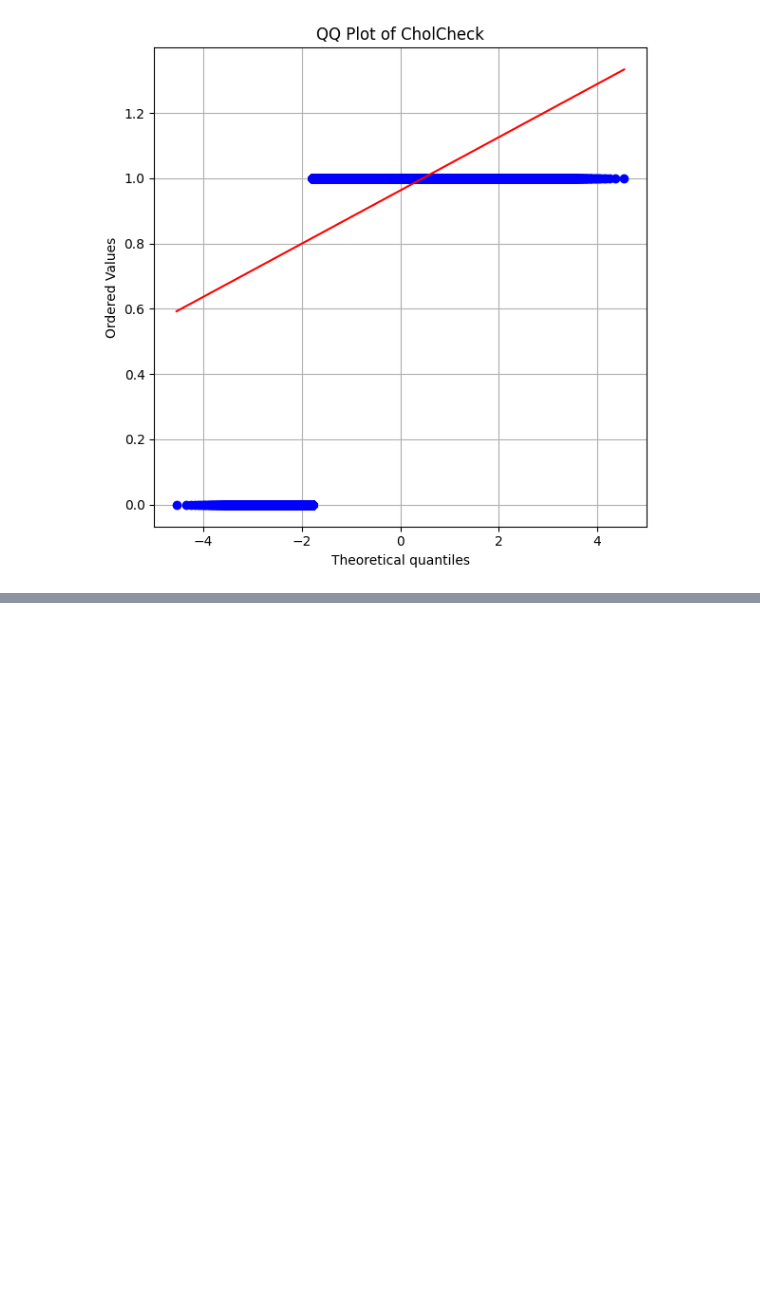
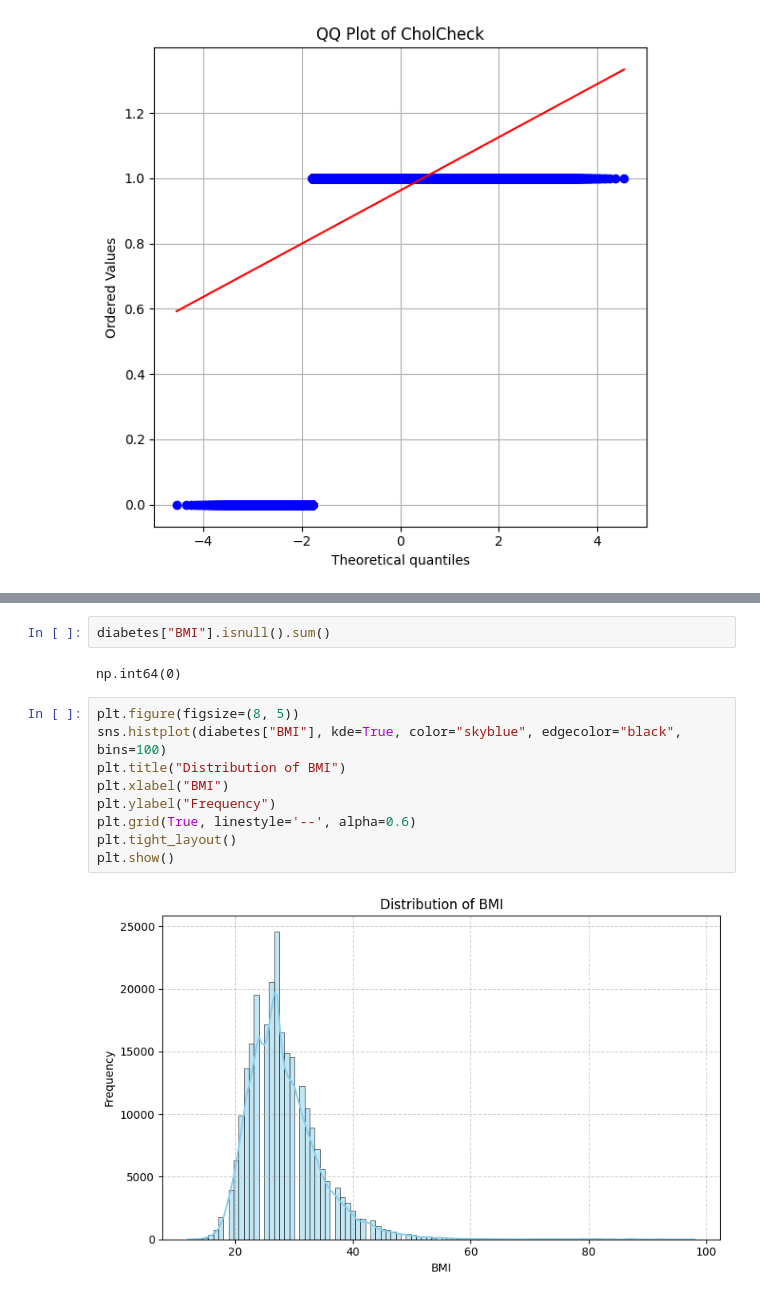
Before and after one commit to mrablfz05/diabetes-prediction, a Jupyter notebook: diabetes_prediction.ipynb, the cells around one changed output, grey strips where cells are left out. Drawn from its saved outputs; the diff is of its cells as text; blank space fills up the shorter version.

```diff
--- a/diabetes_prediction.ipynb
+++ b/diabetes_prediction.ipynb
@@ -526,0 +573,15 @@ plt.show()
+# %%
+diabetes["BMI"].isnull().sum()
+# %% [output]
+np.int64(0)
+# %%
+plt.figure(figsize=(8, 5))
+sns.histplot(diabetes["BMI"], kde=True, color="skyblue", edgecolor="black", bins=100)
+plt.title("Distribution of BMI")
+plt.xlabel("BMI")
+plt.ylabel("Frequency")
+plt.grid(True, linestyle='--', alpha=0.6)
+plt.tight_layout()
+plt.show()
+# %% [output]
+[figure, added]
```
Also changed, not shown: parts of 12 cells of this notebook.
